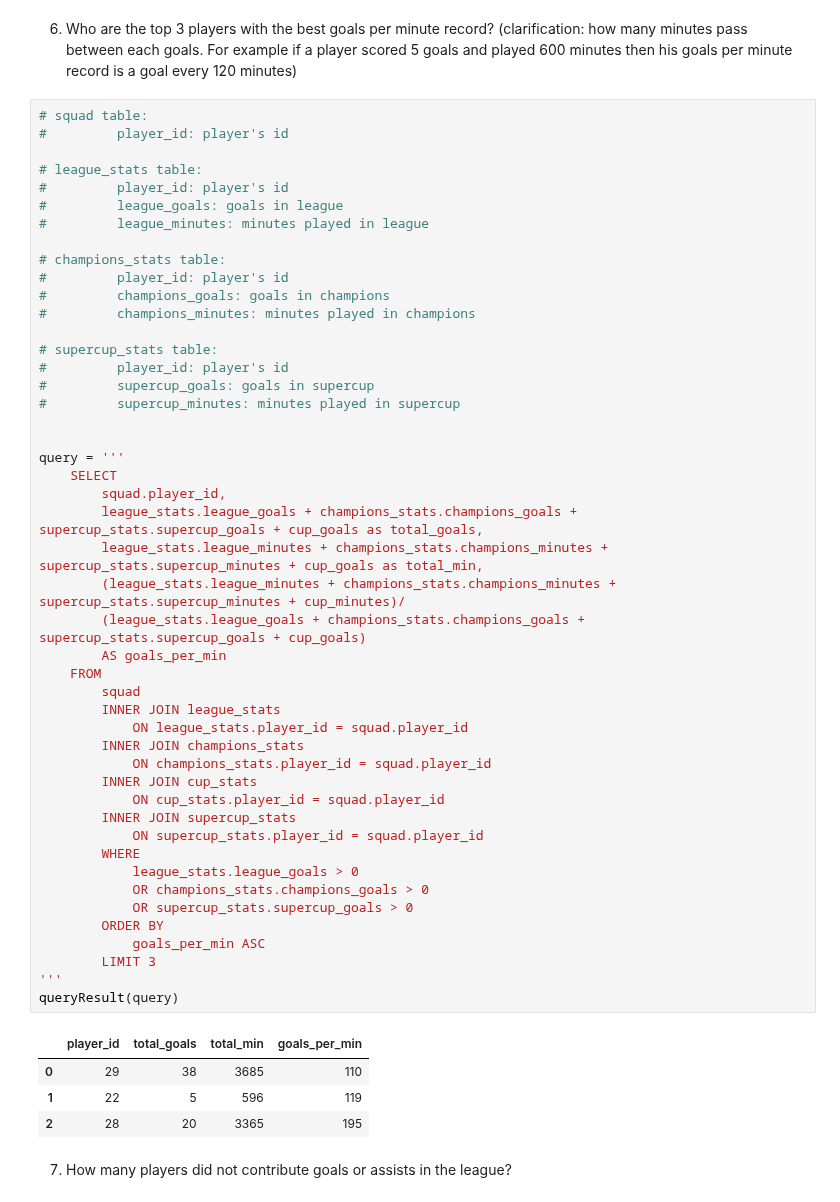
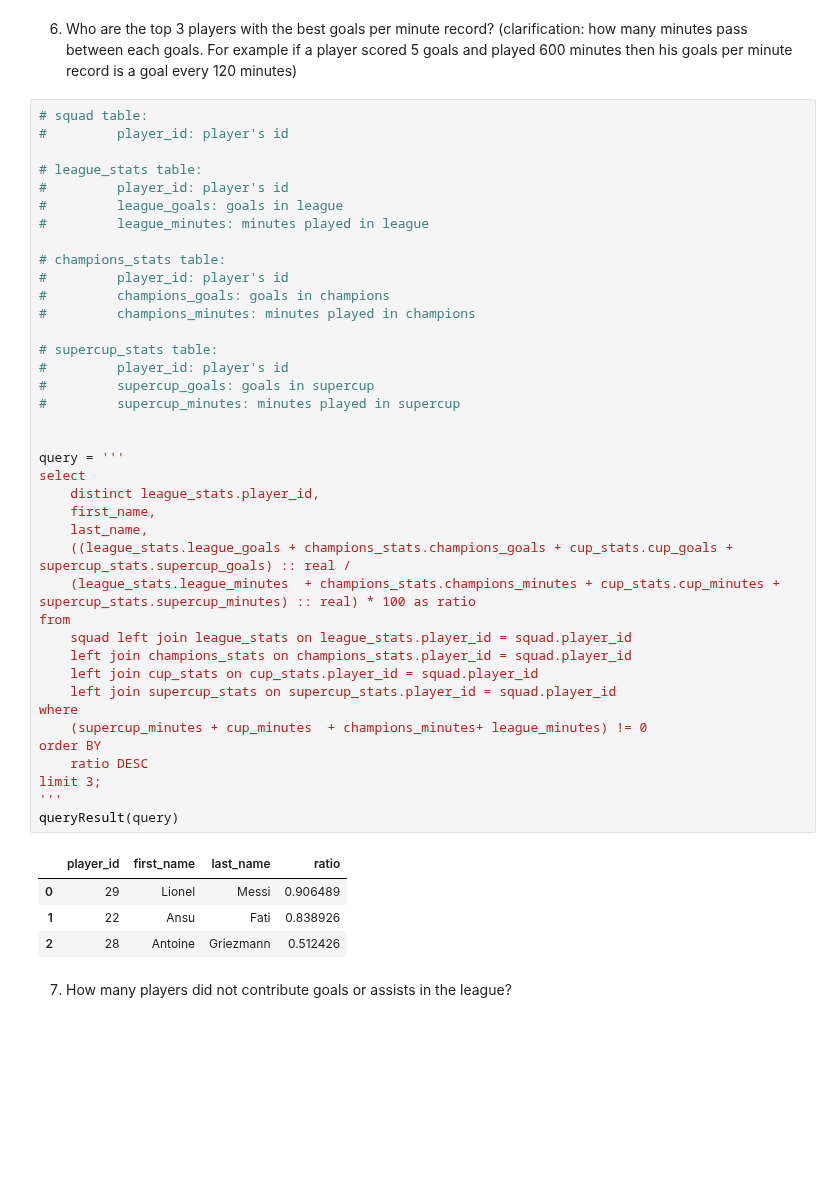
Before and after one commit to tryko/yandex-sql-practice, a Jupyter notebook: Itay-sql-panda-practice.ipynb, the cells around one changed output. Cells and saved outputs as stored; diff of their text form; blank space fills up the shorter version.

```diff
--- a/Itay-sql-panda-practice.ipynb
+++ b/Itay-sql-panda-practice.ipynb
@@ -284,55 +270,47 @@ queryResult(query)
 # %%
 # squad table:
 #         player_id: player's id
 
 # league_stats table:
 #         player_id: player's id
 #         league_goals: goals in league
 #         league_minutes: minutes played in league
 
 # champions_stats table:
 #         player_id: player's id
 #         champions_goals: goals in champions
 #         champions_minutes: minutes played in champions
 
 # supercup_stats table:
 #         player_id: player's id
 #         supercup_goals: goals in supercup
 #         supercup_minutes: minutes played in supercup
 
 
 query = '''
-    SELECT
-        squad.player_id,
-        league_stats.league_goals + champions_stats.champions_goals + supercup_stats.supercup_goals + cup_goals as total_goals,
-        league_stats.league_minutes + champions_stats.champions_minutes + supercup_stats.supercup_minutes + cup_goals as total_min,
-        (league_stats.league_minutes + champions_stats.champions_minutes + supercup_stats.supercup_minutes + cup_minutes)/
-        (league_stats.league_goals + champions_stats.champions_goals + supercup_stats.supercup_goals + cup_goals)
-        AS goals_per_min
-    FROM
-        squad
-        INNER JOIN league_stats
-            ON league_stats.player_id = squad.player_id
-        INNER JOIN champions_stats
-            ON champions_stats.player_id = squad.player_id
-        INNER JOIN cup_stats
-            ON cup_stats.player_id = squad.player_id
-        INNER JOIN supercup_stats
-            ON supercup_stats.player_id = squad.player_id
-        WHERE
-            league_stats.league_goals > 0
-            OR champions_stats.champions_goals > 0
-            OR supercup_stats.supercup_goals > 0
-        ORDER BY
-            goals_per_min ASC
-        LIMIT 3
+select
+    distinct league_stats.player_id,
+    first_name,
+    last_name,
+    ((league_stats.league_goals + champions_stats.champions_goals + cup_stats.cup_goals + supercup_stats.supercup_goals) :: real /
+    (league_stats.league_minutes  + champions_stats.champions_minutes + cup_stats.cup_minutes + supercup_stats.supercup_minutes) :: real) * 100 as ratio
+from
+    squad left join league_stats on league_stats.player_id = squad.player_id
+    left join champions_stats on champions_stats.player_id = squad.player_id
+    left join cup_stats on cup_stats.player_id = squad.player_id
+    left join supercup_stats on supercup_stats.player_id = squad.player_id
+where
+    (supercup_minutes + cup_minutes  + champions_minutes+ league_minutes) != 0
+order BY
+    ratio DESC
+limit 3;
 '''
 queryResult(query)
 # %% [output]
-|  | player_id | total_goals | total_min | goals_per_min |
-| 0 | 29 | 38 | 3685 | 110 |
-| 1 | 22 | 5 | 596 | 119 |
-| 2 | 28 | 20 | 3365 | 195 |
+|  | player_id | first_name | last_name | ratio |
+| 0 | 29 | Lionel | Messi | 0.906489 |
+| 1 | 22 | Ansu | Fati | 0.838926 |
+| 2 | 28 | Antoine | Griezmann | 0.512426 |
 # %% [markdown]
 
 7. How many players did not contribute goals or assists in the league?
```
Also changed, not shown: parts of 2 cells of this notebook, 2 other files.
